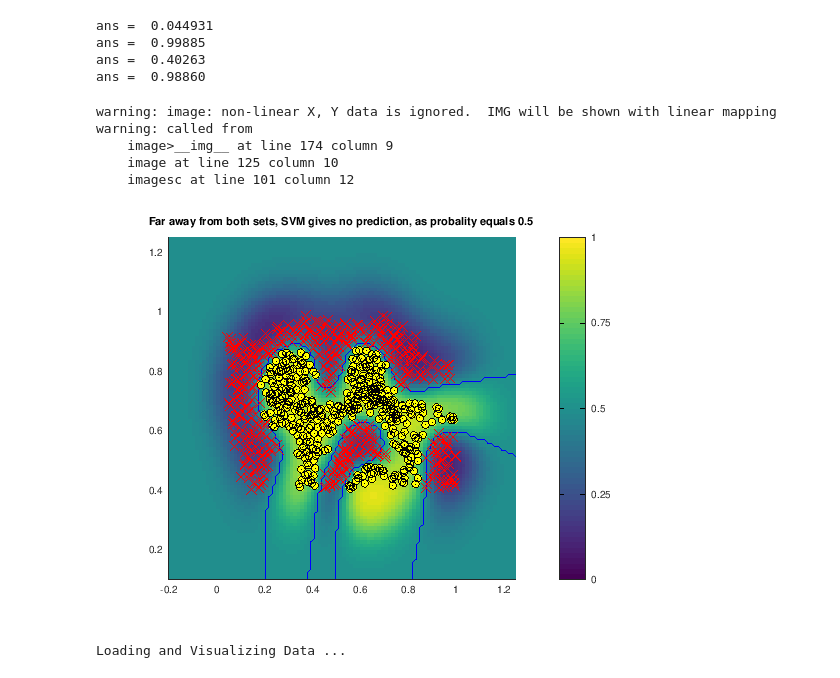
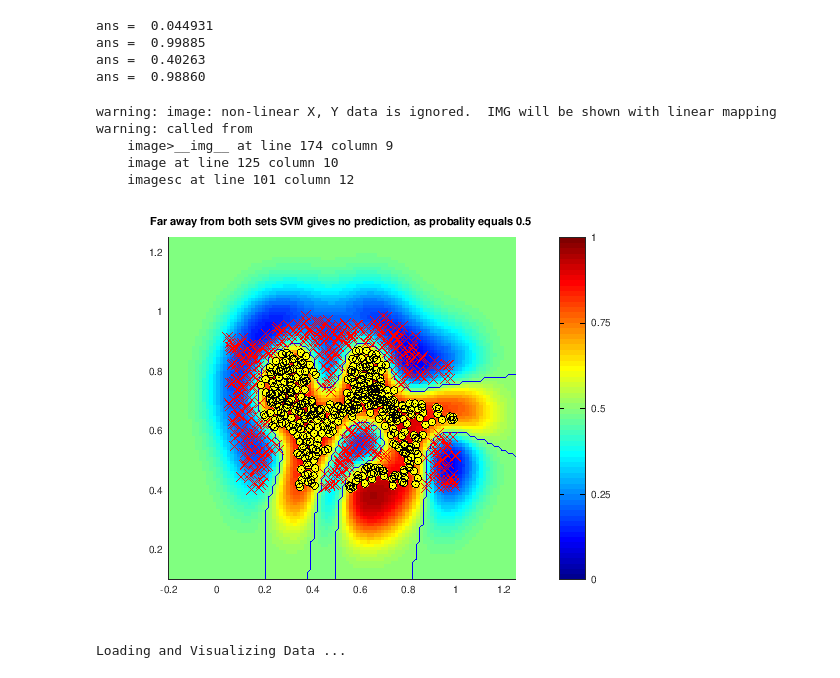
Before and after one commit to hernandezhdd/Machine-Learning-Stanford, a Jupyter notebook: ex6-octave/ex6.ipynb, the cells around one changed output. Saved outputs shown, nothing was run; the diff lists cells and outputs as text; code cells hidden in the pictures.

```diff
--- a/ex6-octave/ex6.ipynb
+++ b/ex6-octave/ex6.ipynb
@@ -275,35 +275,35 @@ ans =  0.98860
 % x1plot = linspace(min(X(:,1)), max(X(:,1)), 100)';
 % x2plot = linspace(min(X(:,2)), max(X(:,2)), 100)';
 x1plot = linspace(-0.2, 1.25, 100)';
 x2plot = linspace(0.1, 1.25, 100)';
 [X1, X2] = meshgrid(x1plot, x2plot);
 vals = zeros(size(X1));
 probs = zeros(size(X1));
 for i = 1:size(X1, 2)
    this_X = [X1(:, i), X2(:, i)];
    [vals(:, i), probs(:, i)] = svmPredict(model, this_X);
 end
 
 % Plot the SVM boundary
 hold on
 imagesc(X1, X2, probs)%, [0.5 0.5]);
 contour(X1, X2, vals, [0.5 0.5], 'b');
 cb = colorbar();
 % set(cb, 'ylim', [0 1])
 caxis([0 1])
 set(cb,'YTick',0:0.25:1)
-
+colormap('jet')
 plotData(X, y)
 
 title('Far away from both sets SVM gives no prediction, as probality equals 0.5 ')
 hold off;
 # %% [output]
 warning: image: non-linear X, Y data is ignored.  IMG will be shown with linear mapping
 warning: called from
     image>__img__ at line 174 column 9
     image at line 125 column 10
     imagesc at line 101 column 12
-[figure, old version]
+[figure, new version]
 # %%
 %% =============== Part 6: Visualizing Dataset 3 ================
 %  The following code will load the next dataset into your environment and
```
